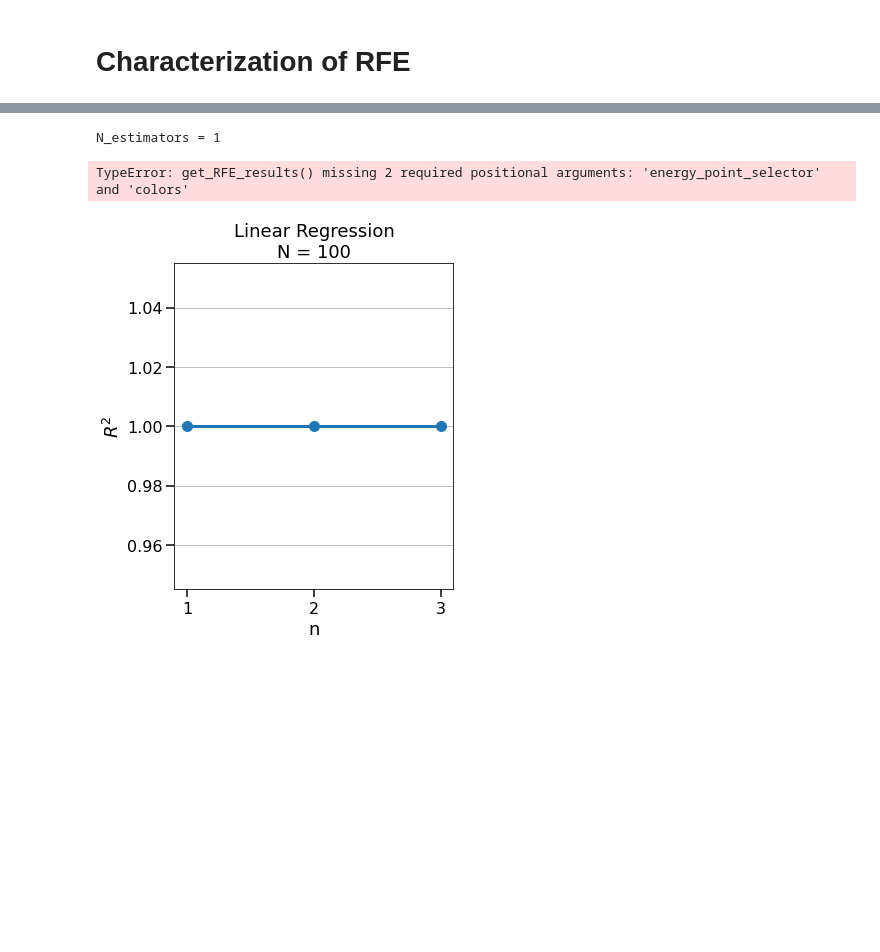
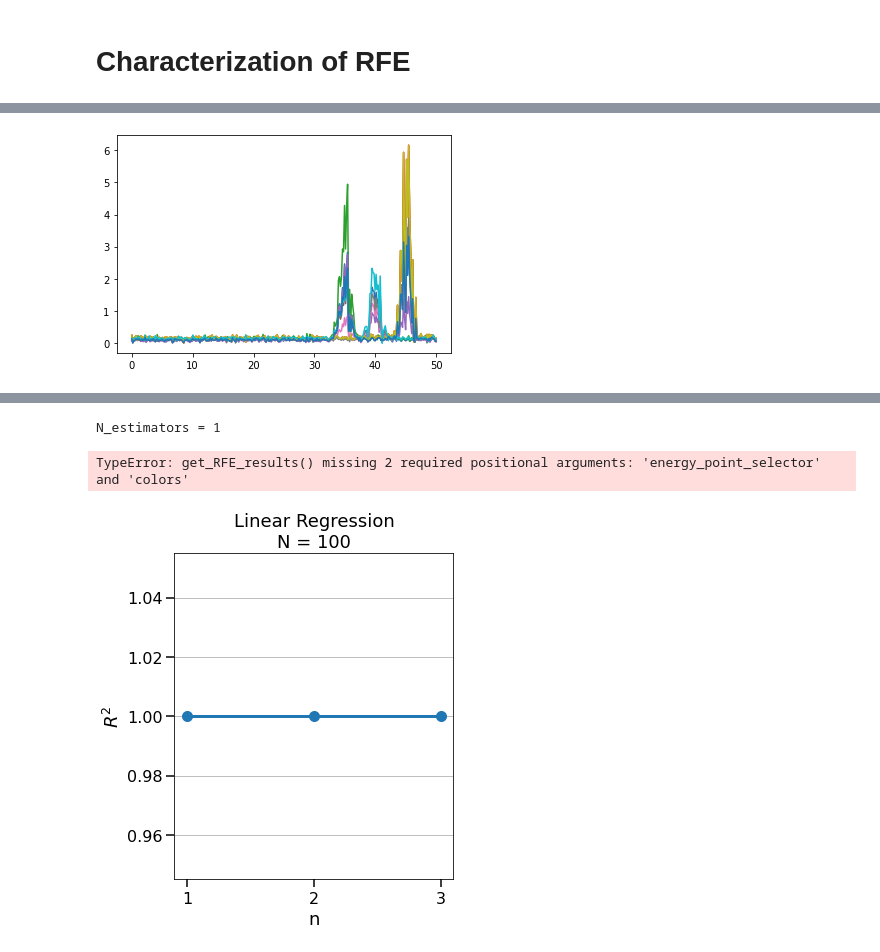
Before and after one commit to stetef/nano-XANES-microscopy-of-Fe, a Jupyter notebook: RFE characterization.ipynb, the cells around one changed output, grey strips where cells are left out. Cells and saved outputs as stored; diff of their text form; code cells hidden in the pictures; blank space fills up the shorter version.

```diff
--- a/RFE characterization.ipynb
+++ b/RFE characterization.ipynb
@@ -38,0 +70,8 @@ basis.shape
+# %%
+data, coeffs = generate_linear_combos(basis, **kwargs)
+for i, d in enumerate(data):
+    plt.plot(x, d)
+    if i == 10:
+        break
+# %% [output]
+[figure, added]
```
Also changed, not shown: parts of 6 cells of this notebook, 2 other files.
